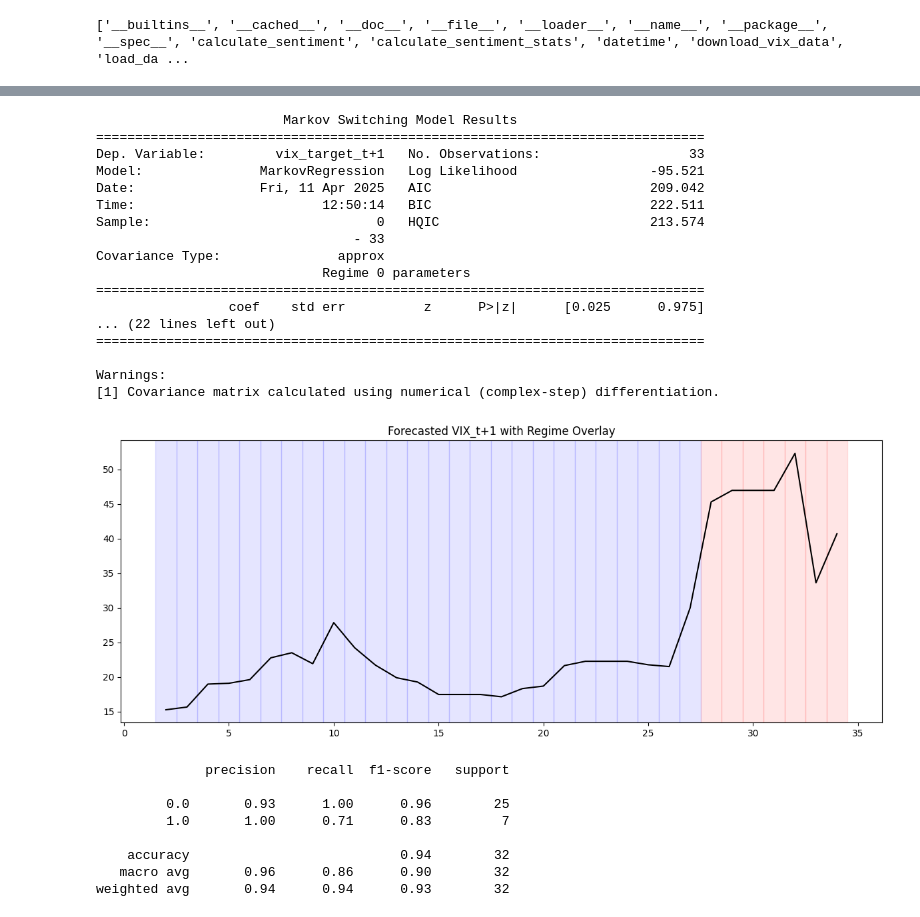
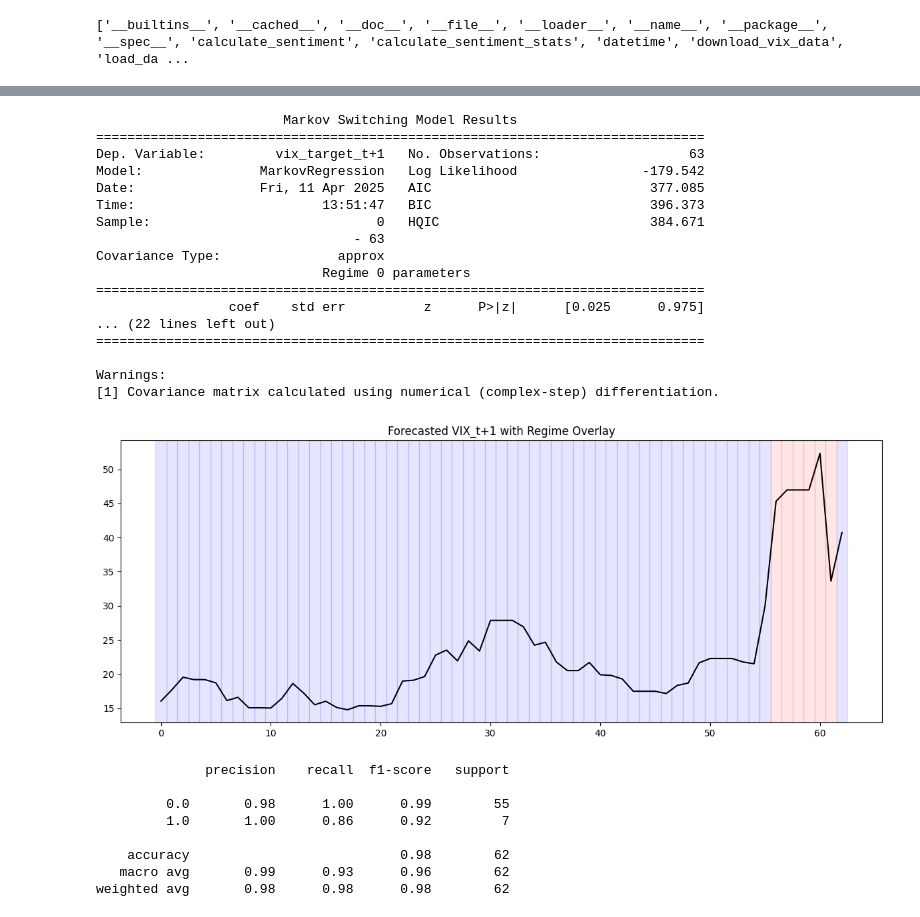
Before and after one commit to DylanSuniaga/VIXNLP, a Jupyter notebook: finnhub_news/macro_analysis.ipynb, the cells around one changed output, grey strips where cells are left out. Saved outputs shown, nothing was run; the diff lists cells and outputs as text; code cells hidden in the pictures.

Commit message:
got 120k entry dataset of news in several topics for the past 5 years. bug fixes

```diff
--- a/finnhub_news/macro_analysis.ipynb
+++ b/finnhub_news/macro_analysis.ipynb
@@ -11,6 +11,6 @@ Device set to use mps:0
 # %%
 import matplotlib.pyplot as plt
 # %%
-df = dp.macro_analysis('./../vix_news.csv', 'description', 'title')
+df = dp.macro_analysis('./../clean_macro_5y_news_1kcap.csv', 'description', 'title')
 # %% [output]
 Step 1: Loading data
@@ -100,24 +137,5 @@ Covariance Type:               approx
 --------------------------------------------------------------------------------
 # %%
 # Get the most likely regime at each time step
-df_model['regime'] = results.smoothed_marginal_probabilities[1].apply(lambda p: 1 if p >= 0.5 else 0)
+df_model['regime_t'] = results.smoothed_marginal_probabilities[1].apply(lambda p: 1 if p >= 0.5 else 0)
 selected_features = feature_sets[0]
-# %%
-import matplotlib.pyplot as plt #this one is present vix. a step closer. (no predictions)
-
-plt.figure(figsize=(12, 5))
-
-# Plot VIX
-plt.plot(df_model.index, df_model['vix_target'], label='VIX', color='black', linewidth=2)
-
-# Color the background by regime
-for i in range(len(df_model)):
-    regime_color = 'red' if df_model['regime'].iloc[i] == 1 else 'blue'
-    plt.axvspan(df_model.index[i] - 0.5, df_model.index[i] + 0.5, color=regime_color, alpha=0.1)
-
-plt.title('VIX with Regime Overlay (blue = Calm, red = Panic)')
-plt.xlabel('Time')
-plt.ylabel('VIX Level')
-plt.legend()
-plt.tight_layout()
-plt.show()
@@ -126,6 +142,12 @@ plt.show()
 # %%
-df['vix_target_t+1'] = df['vix_target'].shift(-1) #lag for predicting the vix level, not the regime prediction
-df_model = df.dropna(subset=selected_features + ['vix_target_t+1']).copy()
+df_model['vix_target_t+1'] = df_model['vix_target'].shift(-1) #lag for predicting the vix level, not the regime prediction
+
+regime_col = df_model['regime_t'].copy() #so that it doesnt erase
+
+df_model = df_model.dropna(subset=selected_features + ['vix_target_t+1']).copy()
+
+df_model['regime_t'] = regime_col.loc[df_model.index]
+
 
 X = df_model[selected_features]
 y = df_model['vix_target_t+1']
@@ -142,12 +164,12 @@ print(results.summary())
 # %% [output]
                         Markov Switching Model Results
 ==============================================================================
-Dep. Variable:         vix_target_t+1   No. Observations:                   33
-Model:               MarkovRegression   Log Likelihood                 -95.521
-Date:                Fri, 11 Apr 2025   AIC                            209.042
-Time:                        12:50:14   BIC                            222.511
-Sample:                             0   HQIC                           213.574
-                                 - 33
+Dep. Variable:         vix_target_t+1   No. Observations:                   63
+Model:               MarkovRegression   Log Likelihood                -179.542
+Date:                Fri, 11 Apr 2025   AIC                            377.085
+Time:                        13:51:47   BIC                            396.373
+Sample:                             0   HQIC                           384.671
+                                 - 63
 Covariance Type:               approx
                              Regime 0 parameters
 ==============================================================================
@@ -159,19 +181,21 @@ Warnings:
 [1] Covariance matrix calculated using numerical (complex-step) differentiation.
 # %%
 import matplotlib.pyplot as plt #graph vix t+1 with regime overlay
+
+df_model['regime_t+1'] = df_model['regime_t'].shift(-1) #regime dataset for t+1
 
 plt.figure(figsize=(12, 5))
 plt.plot(df_model.index, df_model['vix_target_t+1'], label='VIX_t+1', color='black')
 
 for i in range(len(df_model)):
-    color = 'red' if df_model['regime'].iloc[i] == 1 else 'blue'
+    color = 'red' if df_model['regime_t+1'].iloc[i] == 1 else 'blue'
     plt.axvspan(df_model.index[i] - 0.5, df_model.index[i] + 0.5, color=color, alpha=0.1)
 
 plt.title('Forecasted VIX_t+1 with Regime Overlay')
 plt.tight_layout()
 plt.show()
 # %% [output]
-[figure, old version]
+[figure, new version]
 # %%
 df_model['regime_t'] = results.smoothed_marginal_probabilities[1].apply(lambda p: 1 if p >= 0.5 else 0) #regime dataset for t
 # %%
@@ -184,7 +208,7 @@ y_cls = classification_df['regime_t+1']
 from sklearn.ensemble import RandomForestClassifier
 from sklearn.metrics import classification_report
 
-clf = RandomForestClassifier(n_estimators=100, max_depth=3, random_state=42)
+clf = RandomForestClassifier(n_estimators=100, max_depth=4, random_state=42)
 clf.fit(X_cls, y_cls)
 
 # Evaluate
@@ -193,12 +217,12 @@ print(classification_report(y_cls, y_pred))
 # %% [output]
               precision    recall  f1-score   support
 
-         0.0       0.93      1.00      0.96        25
-         1.0       1.00      0.71      0.83         7
+         0.0       0.98      1.00      0.99        55
+         1.0       1.00      0.86      0.92         7
 
-    accuracy                           0.94        32
-   macro avg       0.96      0.86      0.90        32
-weighted avg       0.94      0.94      0.93        32
+    accuracy                           0.98        62
+   macro avg       0.99      0.93      0.96        62
+weighted avg       0.98      0.98      0.98        62
 # %%
 probs = clf.predict_proba(X_cls)[:, 1]
 classification_df['panic_prob'] = probs
```
Also changed, not shown: parts of 16 cells of this notebook, 3 other files.
